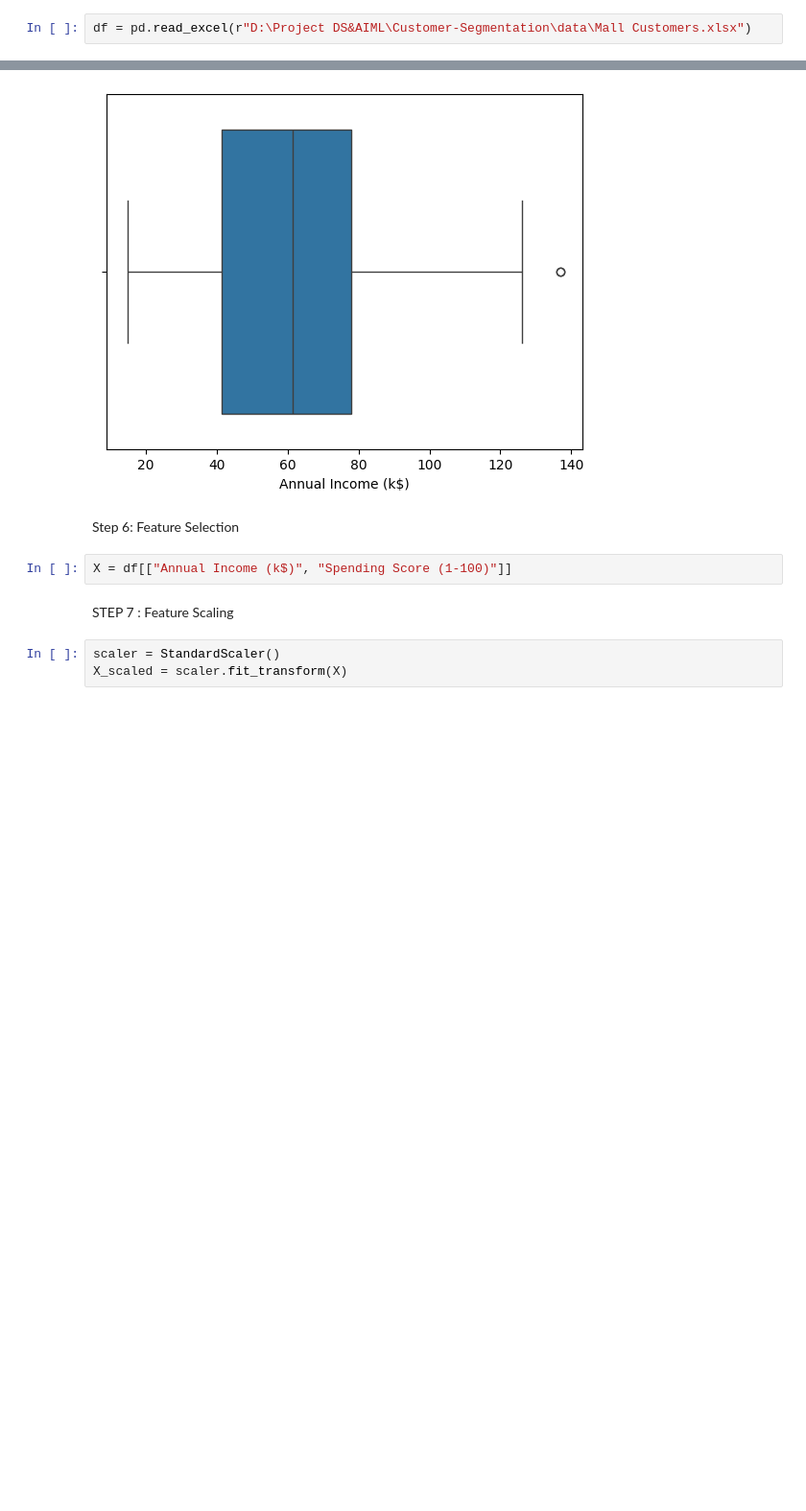
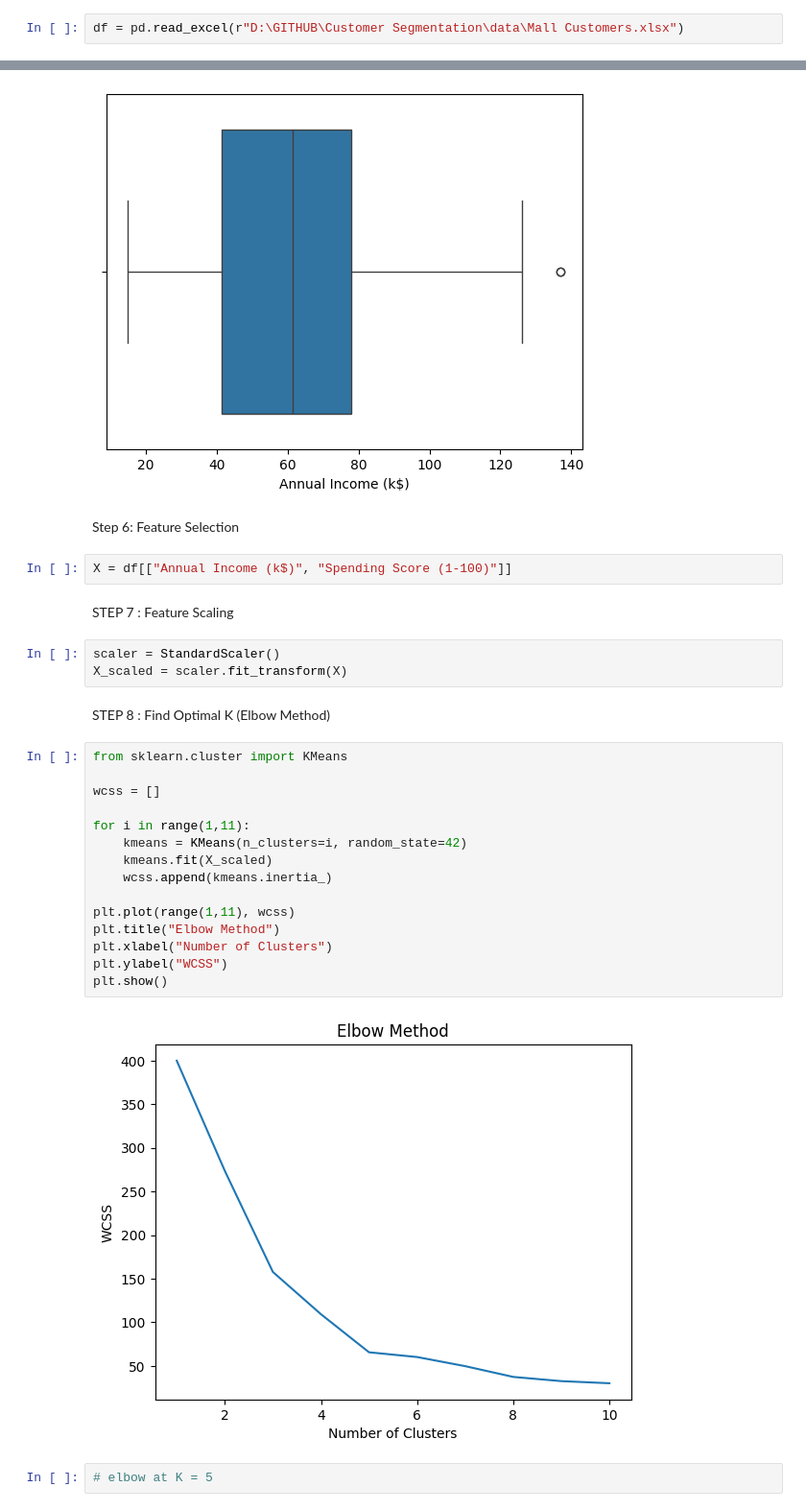
Before and after one commit to TarunaBV/Customer-Segmentation, a Jupyter notebook: customers.ipynb, the cells around one changed output, grey strips where cells are left out. Shown at 96% size. Saved outputs shown, nothing was run; the diff lists cells and outputs as text; blank space fills up the shorter version.

Commit message:
Updated customers.ipynb
Found the K value using the Elbow method and fetched the K value using Knee locator.

```diff
--- a/customers.ipynb
+++ b/customers.ipynb
@@ -19,7 +19,7 @@ Done!
 # %% [markdown]
 Step 2 : Create Data Frame
 # %%
-df = pd.read_excel(r"D:\Project DS&AIML\Customer-Segmentation\data\Mall Customers.xlsx")
+df = pd.read_excel(r"D:\GITHUB\Customer Segmentation\data\Mall Customers.xlsx")
 # %%
 df.info()
 # %% [output]
@@ -145,3 +145,24 @@ STEP 7 : Feature Scaling
 # %%
 scaler = StandardScaler()
 X_scaled = scaler.fit_transform(X)
+# %% [markdown]
+STEP 8 : Find Optimal K (Elbow Method)
+# %%
+from sklearn.cluster import KMeans
+
+wcss = []
+
+for i in range(1,11):
+    kmeans = KMeans(n_clusters=i, random_state=42)
+    kmeans.fit(X_scaled)
+    wcss.append(kmeans.inertia_)
+
+plt.plot(range(1,11), wcss)
+plt.title("Elbow Method")
+plt.xlabel("Number of Clusters")
+plt.ylabel("WCSS")
+plt.show()
+# %% [output]
+[figure, added]
+# %%
+# elbow at K = 5
```
Also changed, not shown: parts of 3 cells of this notebook, 1 other file.
